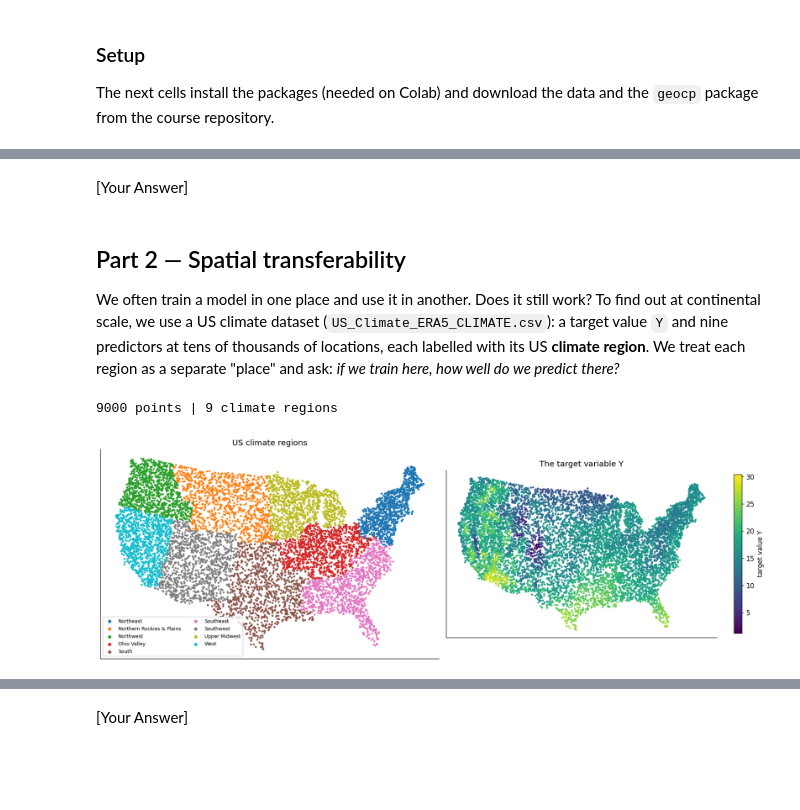
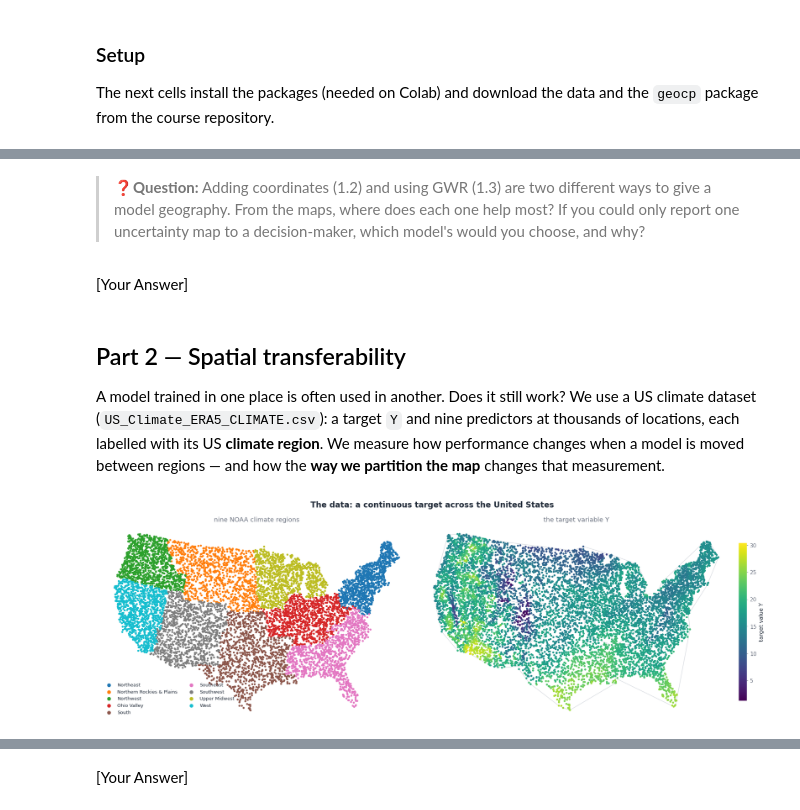
Before and after one commit to Vezarachan/TUM_Course_SVA_TrustGeoAI, a Jupyter notebook: notebooks/TrustworthyGeoAI_case_2.ipynb, the cells around one changed output, grey strips where cells are left out. Cells and saved outputs as stored; diff of their text form; code cells hidden in the pictures; blank space fills up the shorter version.

```diff
--- a/notebooks/TrustworthyGeoAI_case_2.ipynb
+++ b/notebooks/TrustworthyGeoAI_case_2.ipynb
@@ -285,0 +262,15 @@ inductive bias (LR vs GWR) mainly shifts the **overall level** of uncertainty
+# %%
+wmax = np.percentile(np.r_[w_lr, w_gwr], 98)
+fig, axes = plt.subplots(1, 3, figsize=(17, 5.4), constrained_layout=True)
+for ax, wdt, name in [(axes[0], w_lr, "Linear Regression"), (axes[1], w_gwr, "GWR")]:
+    seattle_base(ax)
+    sc = ax.scatter(ct[:, 0], ct[:, 1], c=wdt, cmap=SEQ, vmin=0, vmax=wmax,
+                    s=22, edgecolor="white", linewidth=0.25, zorder=2)
+    ax.set_title(f"{name} · mean width {wdt.mean():.2f}", pad=8)
+cbar(fig, sc, axes[1], "GeoCP 90% interval width")
+axes[2].hist(w_lr, bins=28, color=RED, alpha=0.65, label=f"LR (mean {w_lr.mean():.2f})")
+axes[2].hist(w_gwr, bins=28, color=BLUE, alpha=0.65, label=f"GWR (mean {w_gwr.mean():.2f})")
+axes[2].set_xlabel("90% interval width"); axes[2].set_ylabel("number of homes")
+axes[2].legend(); axes[2].set_title("GWR is more confident, almost everywhere", color=MUTED)
+suptitle(fig, "Where is each model uncertain? GeoCP interval width")
+plt.show()
@@ -286,41 +305,52 @@ inductive bias (LR vs GWR) mainly shifts the **overall level** of uncertainty
+# %% [markdown]
+> ❓**Question:** Adding coordinates (1.2) and using GWR (1.3) are two different
+> ways to give a model geography. From the maps, where does each one help most?
+> If you could only report one uncertainty map to a decision-maker, which model's
+> would you choose, and why?
 # %% [markdown]
 [Your Answer]
 # %% [markdown]
 ## Part 2 — Spatial transferability
 
-We often train a model in one place and use it in another. Does it still work?
-To find out at continental scale, we use a US climate dataset
-(`US_Climate_ERA5_CLIMATE.csv`): a target value `Y` and nine predictors at tens
-of thousands of locations, each labelled with its US **climate region**. We
-treat each region as a separate "place" and ask: *if we train here, how well do
-we predict there?*
+A model trained in one place is often used in another. Does it still work? We use
+a US climate dataset (`US_Climate_ERA5_CLIMATE.csv`): a target `Y` and nine
+predictors at thousands of locations, each labelled with its US **climate
+region**. We measure how performance changes when a model is moved between
+regions — and how the **way we partition the map** changes that measurement.
 # %%
-# Load and take a balanced sample (1,000 points per climate region) for speed.
-clim = pd.read_csv("data/US_Climate_ERA5_CLIMATE.csv")
-clim = clim.groupby("region").sample(n=1000, random_state=1).reset_index(drop=True)
+clim = pd.read_csv("data/US_Climate_ERA5_CLIMATE.csv").groupby("region").sample(n=1000, random_state=1).reset_index(drop=True)
 CF = [c for c in clim.columns if c.startswith("X")]
-Xc = clim[CF].to_numpy(float)
-yc = clim["Y"].to_numpy(float)
+Xc = clim[CF].to_numpy(float); yc = clim["Y"].to_numpy(float)
 region = clim["region"].to_numpy()
 REGIONS = sorted(clim["region"].unique())
+lonlat = clim[["lon", "lat"]].to_numpy(float)
 
-# Project lon/lat to US Albers equal-area for clean maps.
 gc = gpd.GeoDataFrame(clim, geometry=gpd.points_from_xy(clim.lon, clim.lat), crs=4326).to_crs(5070)
 cxy = np.c_[gc.geometry.x.values, gc.geometry.y.values] / 1000.0
-print(len(clim), "points |", len(REGIONS), "climate regions")
+REG_CMAP = plt.get_cmap("tab10", len(REGIONS))
+REG_COL = {r: REG_CMAP(k) for k, r in enumerate(REGIONS)}
 
-fig, axes = plt.subplots(1, 2, figsize=(16, 5.5))
-cmap = plt.get_cmap("tab10", len(REGIONS))
+# Faint convex-hull outline per region, derived from the data (a free 'basemap').
+HULLS = {r: MultiPoint([tuple(p) for p in cxy[region == r]]).convex_hull for r in REGIONS}
+def us_hulls(ax, color="#d4d8de", lw=0.8, fill=False):
+    for r in REGIONS:
+        xs, ys = HULLS[r].exterior.xy
+        ax.plot(xs, ys, color=color, lw=lw, zorder=0)
+
+def us_finish(ax):
+    finish_map(ax)
+
+fig, axes = plt.subplots(1, 2, figsize=(16, 5.6), constrained_layout=True)
 for k, r in enumerate(REGIONS):
     m = region == r
-    axes[0].scatter(cxy[m, 0], cxy[m, 1], s=5, color=cmap(k), label=r)
-axes[0].set_title("US climate regions"); bare(axes[0])
-axes[0].legend(markerscale=2, fontsize=8, loc="lower left", ncol=2)
-sc = axes[1].scatter(cxy[:, 0], cxy[:, 1], c=yc, cmap="viridis", s=5)
-fig.colorbar(sc, ax=axes[1], shrink=0.7, label="target value Y")
-axes[1].set_title("The target variable Y"); bare(axes[1])
-plt.tight_layout(); plt.show()
+    axes[0].scatter(cxy[m, 0], cxy[m, 1], s=6, color=REG_COL[r], label=r)
+axes[0].legend(markerscale=2.2, fontsize=8, loc="lower left", ncol=2); us_finish(axes[0])
+axes[0].set_title("nine NOAA climate regions", pad=6)
+us_hulls(axes[1])
+sc = axes[1].scatter(cxy[:, 0], cxy[:, 1], c=yc, cmap="viridis", s=6); us_finish(axes[1])
+cbar(fig, sc, axes[1], "target value Y"); axes[1].set_title("the target variable Y", pad=6)
+suptitle(fig, "The data: a continuous target across the United States")
+plt.show()
 # %% [output]
-9000 points | 9 climate regions
-[figure, old version]
+[figure, new version]
 # %% [markdown]
```
Also changed, not shown: parts of 54 cells of this notebook, 1 other file.
